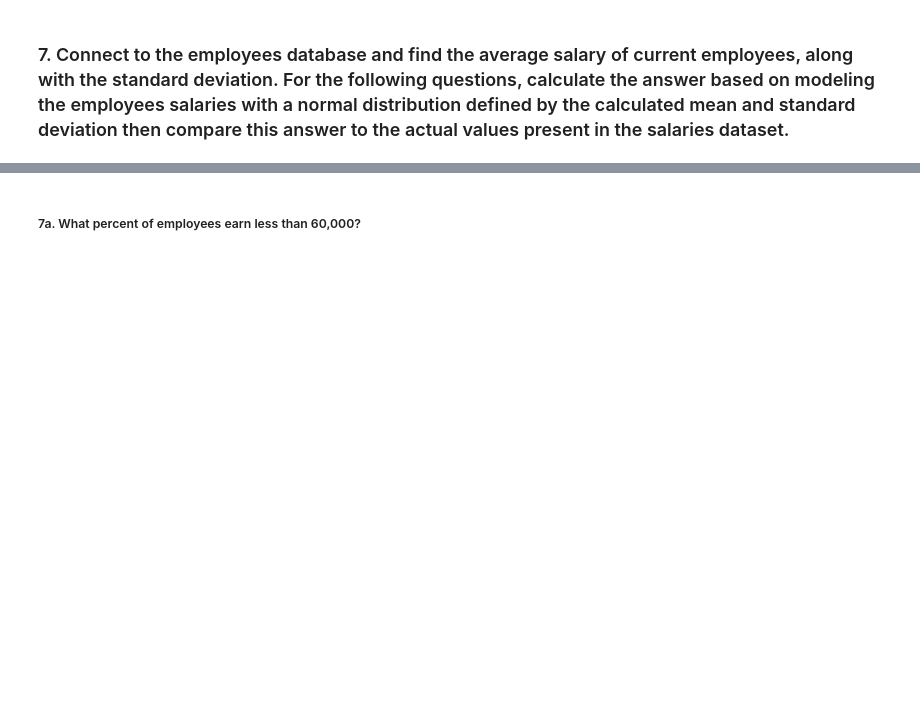
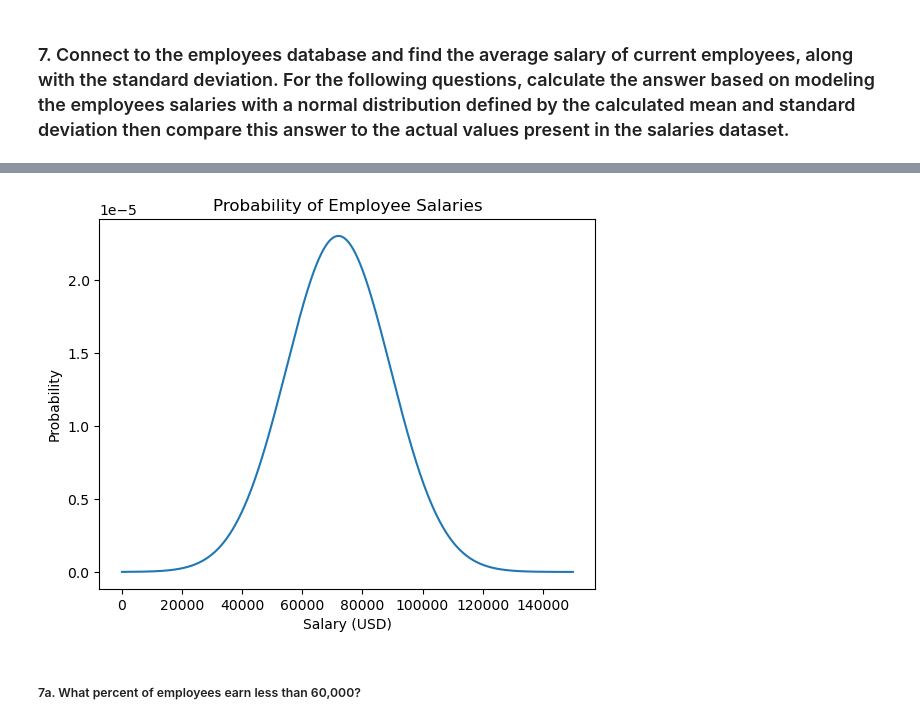
Before and after one commit to Jared-Wood135/statistics-exercises, a Jupyter notebook: probability_distributions.ipynb, the cells around one changed output, grey strips where cells are left out. Saved outputs shown, nothing was run; the diff lists cells and outputs as text; code cells hidden in the pictures; blank space fills up the shorter version.

```diff
--- a/probability_distributions.ipynb
+++ b/probability_distributions.ipynb
@@ -165,3 +167,13 @@ empsalarystat = sts.norm(empmean, empsd)
+# %%
+x = np.arange(0, 150000)
+y = [empsalarystat.pdf(i) for i in x]
+plt.plot(x, y)
+plt.title('Probability of Employee Salaries')
+plt.xlabel('Salary (USD)')
+plt.ylabel('Probability')
+plt.show()
+# %% [output]
+[figure, added]
 # %% [markdown]
 ##### 7a. What percent of employees earn less than 60,000?
 # %%
```
Also changed, not shown: parts of 40 cells of this notebook.
